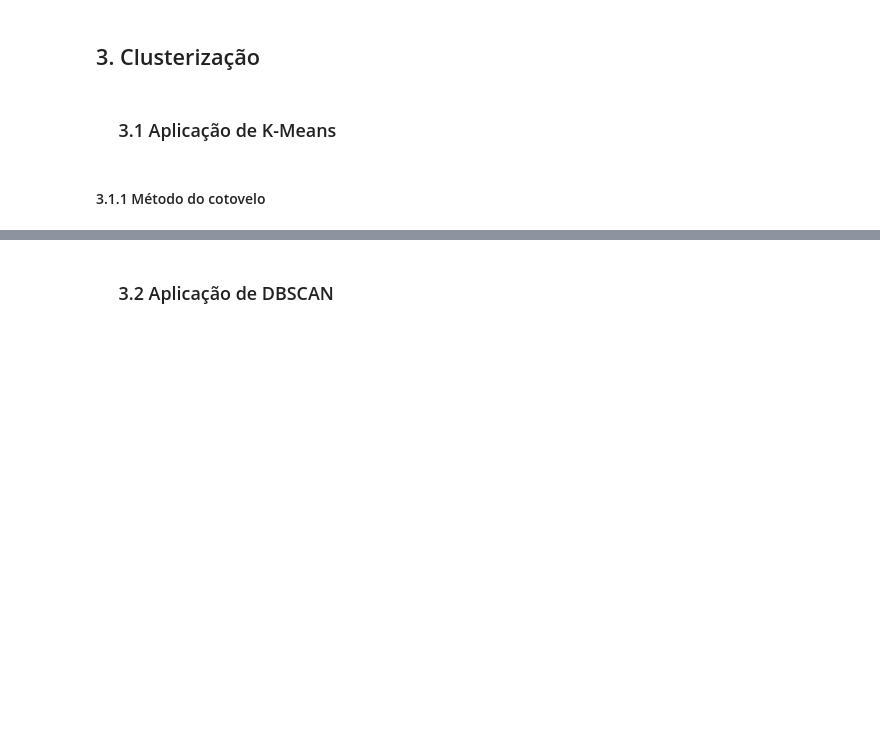
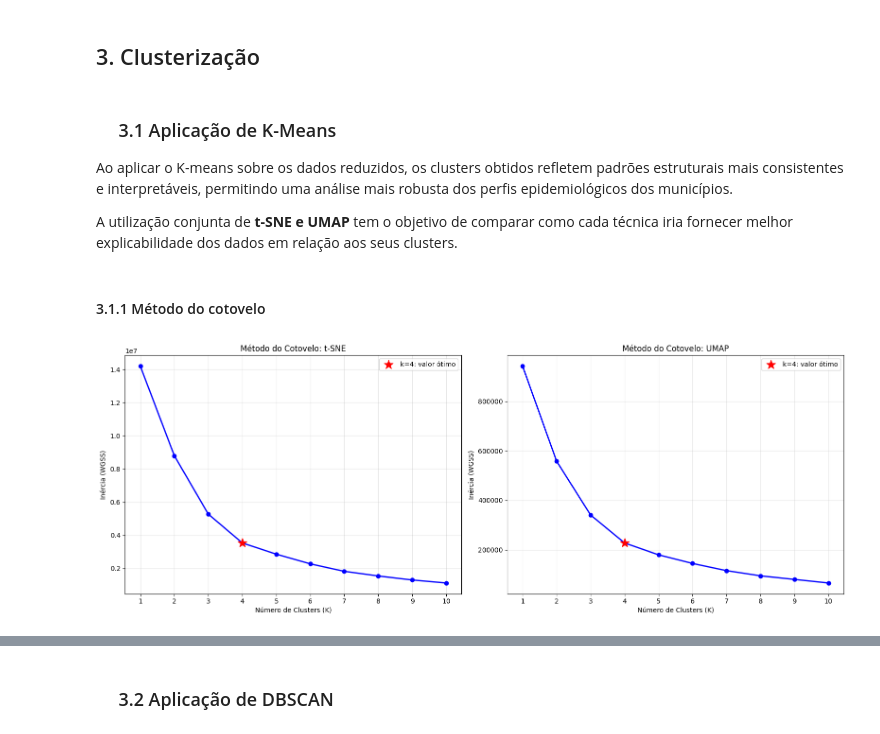
Before and after one commit to DouglaxN/project-unsupervised, a Jupyter notebook: Final/main.ipynb, the cells around one changed output, grey strips where cells are left out. Drawn from its saved outputs; the diff is of its cells as text; code cells hidden in the pictures; blank space fills up the shorter version.

```diff
--- a/Final/main.ipynb
+++ b/Final/main.ipynb
@@ -245,6 +258,9 @@ plt.show()
 ## 3. Clusterização
 # %% [markdown]
 ### &emsp;  3.1 Aplicação de K-Means
+Ao aplicar o K-means sobre os dados reduzidos, os clusters obtidos refletem padrões estruturais mais consistentes e interpretáveis, permitindo uma análise mais robusta dos perfis epidemiológicos dos municípios.
+
+A utilização conjunta de **t-SNE e UMAP** tem o objetivo de comparar como cada técnica iria fornecer melhor explicabilidade dos dados em relação aos seus clusters.
 # %%
 df_kmeans_t = df_reduc['tsne'][50]   # <-- Placeholder, liga o df usado a um dos outputs (PCA/t-SNE/UMAP)
 df_kmeans_u = df_reduc['umap'][30]
@@ -252,36 +268,54 @@ df_kmeans_u = df_reduc['umap'][30]
 #### 3.1.1 Método do cotovelo
 # %%
 k_range = range(1, 11)
-inertias = []
-clustering_results = []
+k_target = 4
 
-for k in k_range:
-  model = KMeans(n_clusters=k, max_iter=150, random_state=42)
-  model.fit(df_kmeans)
+# Listas para armazenar resultados de ambos
+results = {
+    'tsne': {'inertias': [], 'data': df_kmeans_t, 'title': 't-SNE'},
+    'umap': {'inertias': [], 'data': df_kmeans_u, 'title': 'UMAP'}
+}
 
-  current_inertia = 0
-  for i in range(k):
-    cluster_points = df_kmeans[model.labels_ == i]
-    current_inertia += np.sum((cluster_points - model.cluster_centers_[i])**2)
+# Loop de processamento para ambos os datasets
+for key in ['tsne', 'umap']:
+    data = results[key]['data']
 
-  inertias.append(current_inertia)
-  clustering_results.append({'labels': model.labels_, 'centroids': model.cluster_centers_})
+    for k in k_range:
+        model = KMeans(n_clusters=k, max_iter=150, random_state=42, n_init=10)
+        model.fit(data)
 
-plt.figure(figsize=(10, 6))
-plt.plot(k_range, inertias, 'bo-')
-plt.xlabel('Número de Clusters (K)')
-plt.ylabel('Inércia (WGSS)')
-plt.title('Método do Cotovelo para Encontrar o K Ótimo')
-plt.xticks(k_range)
-plt.grid(True)
+        current_inertia = 0
+        for i in range(k):
+            cluster_points = data[model.labels_ == i]
+            # Cálculo manual da inércia conforme seu código original
+            if len(cluster_points) > 0:
+                current_inertia += np.sum((cluster_points - model.cluster_centers_[i])**2)
 
-# Marcar o ponto escolhido (k=4) no gráfico
-k_target = 4
-if k_target in k_range:
-    y_target = inertias[k_target - 1]
-    plt.scatter(k_target, y_target, marker='*', color='red', s=200, zorder=5, label='k=4: valor ótimo')
-    plt.legend()
+        results[key]['inertias'].append(current_inertia)
+
+# Plotagem lado a lado
+fig, axes = plt.subplots(1, 2, figsize=(16, 6))
+
+for i, key in enumerate(['tsne', 'umap']):
+    inertias = results[key]['inertias']
+
+    axes[i].plot(k_range, inertias, 'bo-', linewidth=2)
+    axes[i].set_xlabel('Número de Clusters (K)')
+    axes[i].set_ylabel('Inércia (WGSS)')
+    axes[i].set_title(f'Método do Cotovelo: {results[key]["title"]}')
+    axes[i].set_xticks(k_range)
+    axes[i].grid(True, alpha=0.3)
+
+    # Marcar o ponto escolhido (k=4)
+    if k_target in k_range:
+        y_target = inertias[k_target - 1]
+        axes[i].scatter(k_target, y_target, marker='*', color='red', s=200, zorder=5, label=f'k={k_target}: valor ótimo')
+        axes[i].legend()
+
+plt.tight_layout()
 plt.show()
+# %% [output]
+[figure, added]
 # %%
 # Aplicação do k-means com k=4 e redução com t-SNE
 kmeans = KMeans(n_clusters=4, max_iter=500, random_state=42)
```
Also changed, not shown: parts of 19 cells of this notebook.
